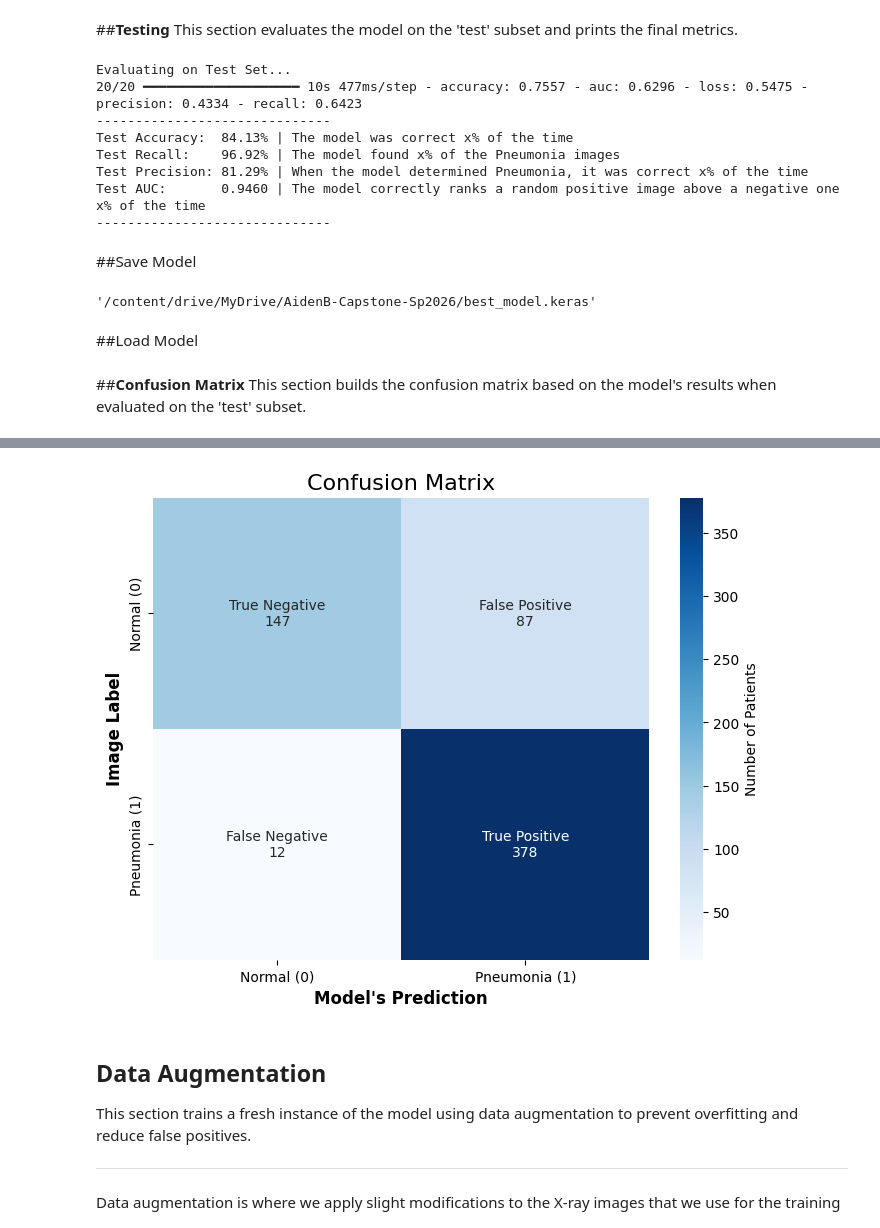
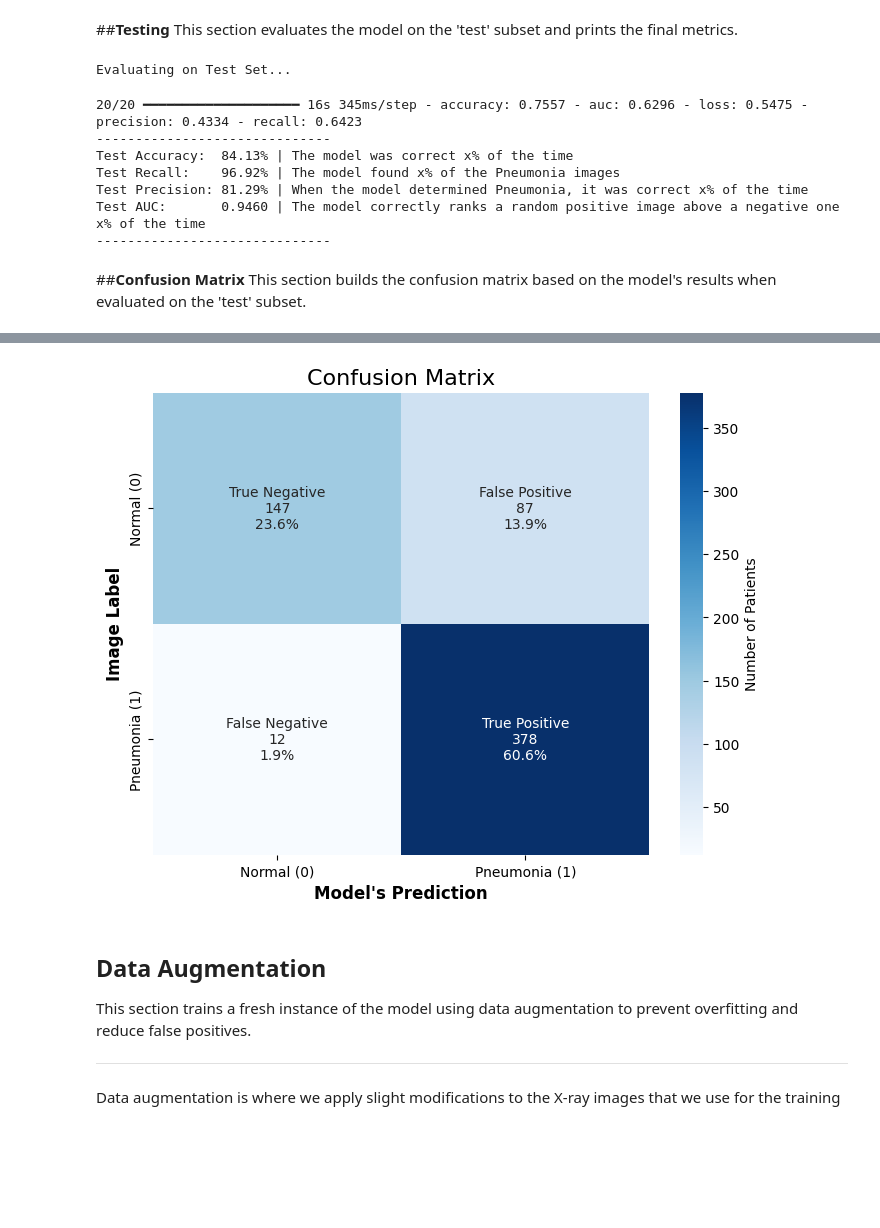
Before and after one commit to arbutler2003/Pneuomonia-Detection-CNN, a Jupyter notebook: chest_xray_pneumonia_detection.ipynb, the cells around one changed output, grey strips where cells are left out. Drawn from its saved outputs; the diff is of its cells as text; code cells hidden in the pictures; blank space fills up the shorter version.

```diff
--- a/chest_xray_pneumonia_detection.ipynb
+++ b/chest_xray_pneumonia_detection.ipynb
@@ -391,9 +387,11 @@ During training, the model iterates through the 'train' subset in cycles called
 *    EarlyStopping: Stops the training if 'val_loss' doesn't improve over three consecutive epochs.
 # %%
 from tensorflow.keras.callbacks import ModelCheckpoint, EarlyStopping
+from tensorflow.keras.models import load_model
+import shutil
 
 checkpoint = ModelCheckpoint(
-    'best_model.keras', # File to save the best weights
+    'best_baseline_model.keras', # File to save the best weights
     monitor='val_loss', # Loss is our primary metric
     mode='min', # We want to minimize loss
     save_best_only=True,
@@ -406,7 +404,7 @@ early_stopping = EarlyStopping(
     restore_best_weights=True
 )
 
-history = model.fit(
+''' history = model.fit(
     train_generator,
     epochs=10,
     validation_data=val_generator,
@@ -414,3 +412,8 @@ history = model.fit(
     callbacks=[checkpoint, early_stopping],
     verbose=1
 )
+
+model.load_weights('best_baseline_model.keras')
+shutil.copy('best_baseline_model.keras', GOOGLE_DRIVE_PATH) '''
+
+model = load_model(f'{GOOGLE_DRIVE_PATH}/best_baseline_model.keras')
@@ -488,9 +473,6 @@ plot_history(history)
 ##**Testing**
 This section evaluates the model on the 'test' subset and prints the final metrics.
 # %%
-# Load the best weights
-model.load_weights('best_model.keras')
-
 # Run evaluation
 print("Evaluating on Test Set...")
 test_results = model.evaluate(test_generator, verbose=1)
@@ -506,28 +488,13 @@ print(f"Test AUC:       {test_results[4]:.4f} | The model correctly ranks a rand
 print("-" * 30)
 # %% [output]
 Evaluating on Test Set...
-20/20 ━━━━━━━━━━━━━━━━━━━━ 10s 477ms/step - accuracy: 0.7557 - auc: 0.6296 - loss: 0.5475 - precision: 0.4334 - recall: 0.6423
-------------------------------
-Test Accuracy:  84.13% | The model was correct x% of the time
-Test Recall:    96.92% | The model found x% of the Pneumonia images
-Test Precision: 81.29% | When the model determined Pneumonia, it was correct x% of the time
-Test AUC:       0.9460 | The model correctly ranks a random positive image above a negative one x% of the time
-------------------------------
+20/20 ━━━━━━━━━━━━━━━━━━━━ 16s 345ms/step - accuracy: 0.7557 - auc: 0.6296 - loss: 0.5475 - precision: 0.4334 - recall: 0.6423
+------------------------------
+Test Accuracy:  84.13% | The model was correct x% of the time
+Test Recall:    96.92% | The model found x% of the Pneumonia images
+Test Precision: 81.29% | When the model determined Pneumonia, it was correct x% of the time
+Test AUC:       0.9460 | The model correctly ranks a random positive image above a negative one x% of the time
+------------------------------
-# %% [markdown]
-##Save Model
-# %%
-import shutil
-
-# Copy the best model to your Capstone folder on Drive
-shutil.copy('best_model.keras', GOOGLE_DRIVE_PATH)
-# %% [output]
-'/content/drive/MyDrive/AidenB-Capstone-Sp2026/best_model.keras'
-# %% [markdown]
-##Load Model
-# %%
-from tensorflow.keras.models import load_model
-
-model = load_model('/content/drive/MyDrive/AidenB-Capstone-Sp2026/best_model.keras')
 # %% [markdown]
 ##**Confusion Matrix**
 This section builds the confusion matrix based on the model's results when evaluated on the 'test' subset.
@@ -553,7 +520,9 @@ cm = confusion_matrix(true_classes, predicted_classes)
 # Define labels and combine them with their counts
 group_names = ['True Negative', 'False Positive', 'False Negative', 'True Positive']
 group_counts = [str(value) for value in cm.flatten()]
-labels = [f"{v1}\n{v2}" for v1, v2 in zip(group_names, group_counts)]
+total = np.sum(cm)
+group_percentages = [f"{value / total:.1%}" for value in cm.flatten()]
+labels = [f"{v1}\n{v2}\n{v3}" for v1, v2, v3 in zip(group_names, group_counts, group_percentages)]
 
 # Reshape the list into a 2x2 grid
 labels = np.asarray(labels).reshape(2, 2)
@@ -579,4 +548,4 @@ plt.show()
-[figure, old version]
+[figure, new version]
 # %% [markdown]
 ## **Data Augmentation**
 This section trains a fresh instance of the model using data augmentation to prevent overfitting and reduce false positives.
```
Also changed, not shown: parts of 21 cells of this notebook.
